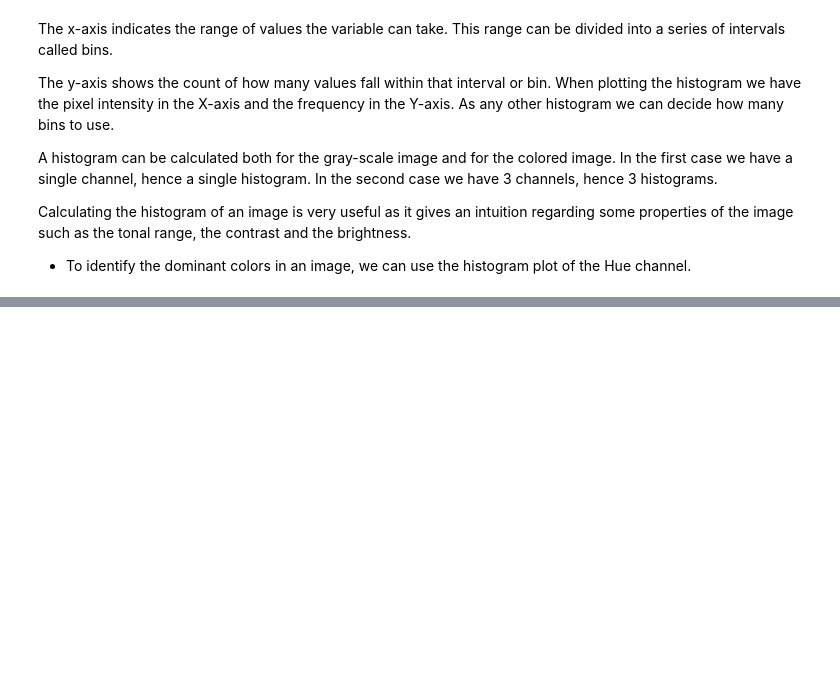
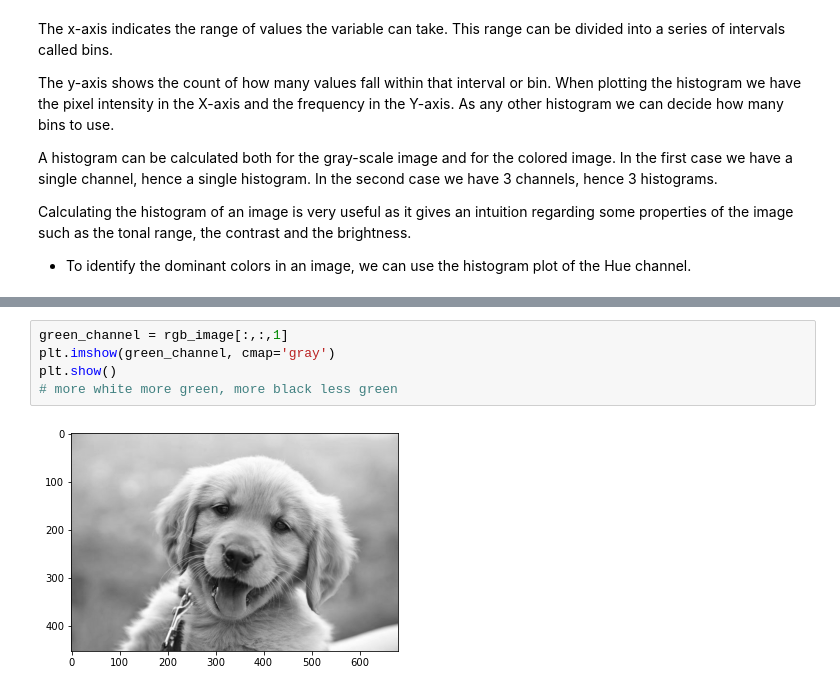
Before and after one commit to mhannani/data-mining-utils, a Jupyter notebook: Task_5.ipynb, the cells around one changed output, grey strips where cells are left out. Saved outputs shown, nothing was run; the diff lists cells and outputs as text; blank space fills up the shorter version.

```diff
--- a/Task_5.ipynb
+++ b/Task_5.ipynb
@@ -16,0 +44,7 @@ Calculating the histogram of an image is very useful as it gives an intuition re
+# %%
+green_channel = rgb_image[:,:,1]
+plt.imshow(green_channel, cmap='gray')
+plt.show()
+# more white more green, more black less green
+# %% [output]
+[figure, added]
```
Also changed, not shown: parts of 26 cells of this notebook, 1 other file.
